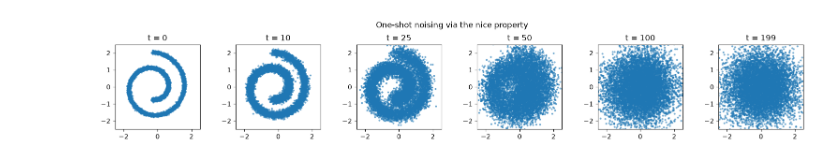
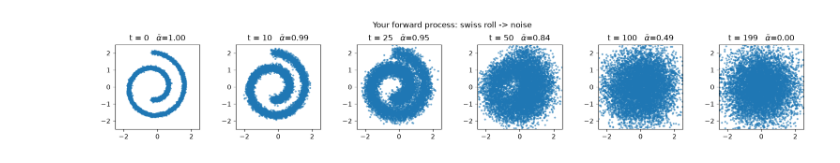
Before and after one commit to maksiksay/nanoDiffusion, a Jupyter notebook: solutions/notebooks/01_forward_process.ipynb, the cells around one changed output. Drawn from its saved outputs; the diff is of its cells as text; code cells hidden in the pictures.

```diff
--- a/solutions/notebooks/01_forward_process.ipynb
+++ b/solutions/notebooks/01_forward_process.ipynb
@@ -57,0 +149,5 @@ diffusion practical.
+# %%
+def my_alpha_bars(betas: torch.Tensor) -> torch.Tensor:
+    '''Return alpha_bar_t = prod_{s<=t} (1 - beta_s), same length as betas.'''
+    alphas = 1.0 - betas
+    return torch.cumprod(alphas, dim=0)
@@ -57,0 +264,19 @@ diffusion practical.
+# %%
+# ---- self-check 2 ----
+schedule = NoiseSchedule.make("cosine", T)
+ab = my_alpha_bars(cosine_beta_schedule(T))
+t = torch.randint(0, T, (data.shape[0],))
+eps = torch.randn_like(data)                      # fixed noise, so we can compare
+
+x_mine, _ = my_add_noise(data, t, ab, noise=eps)
+x_ref, _ = reference_add_noise(data, t, schedule, noise=eps)
+assert x_mine.shape == data.shape, f"shape {x_mine.shape} != {data.shape}"
+assert torch.allclose(x_mine, x_ref, atol=1e-5), "doesn't match the reference"
+
+# at t = T-1 the data should be ~pure unit-variance noise (this is what makes it
+# legitimate to *start* generation from N(0, I) later)
+x_T, _ = my_add_noise(data, torch.full((data.shape[0],), T - 1), ab)
+print(f"alpha_bar_T = {ab[-1]:.4f}  (want ~0)")
+print(f"std(x_T)    = {x_T.std().item():.4f}  (want ~1)")
+assert abs(x_T.std().item() - 1.0) < 0.15
+print("✅ TODO 2 correct — the forward process works")
@@ -58,13 +293,10 @@ diffusion practical.
 # %%
-data = toy2d("swiss_roll", 8000)
-schedule = NoiseSchedule.make("cosine", T)
-
 ts = [0, 10, 25, 50, 100, 199]
 fig, axes = plt.subplots(1, len(ts), figsize=(2.6 * len(ts), 2.6))
-for ax, t in zip(axes, ts):
-    x_t, eps = add_noise(data, torch.full((data.shape[0],), t), schedule)
-    scatter_2d(ax, x_t, f"t = {t}")
-plt.suptitle("One-shot noising via the nice property")
+for ax, ti in zip(axes, ts):
+    x_t, _ = my_add_noise(data, torch.full((data.shape[0],), ti), ab)
+    scatter_2d(ax, x_t, f"t = {ti}   " + r"$\bar\alpha$=" + f"{ab[ti]:.2f}")
+plt.suptitle("Your forward process: swiss roll -> noise")
 plt.tight_layout(); plt.show()
 # %% [output]
-[figure, old version]
+[figure, new version]
```
Also changed, not shown: parts of 22 cells of this notebook, 4 other files.
